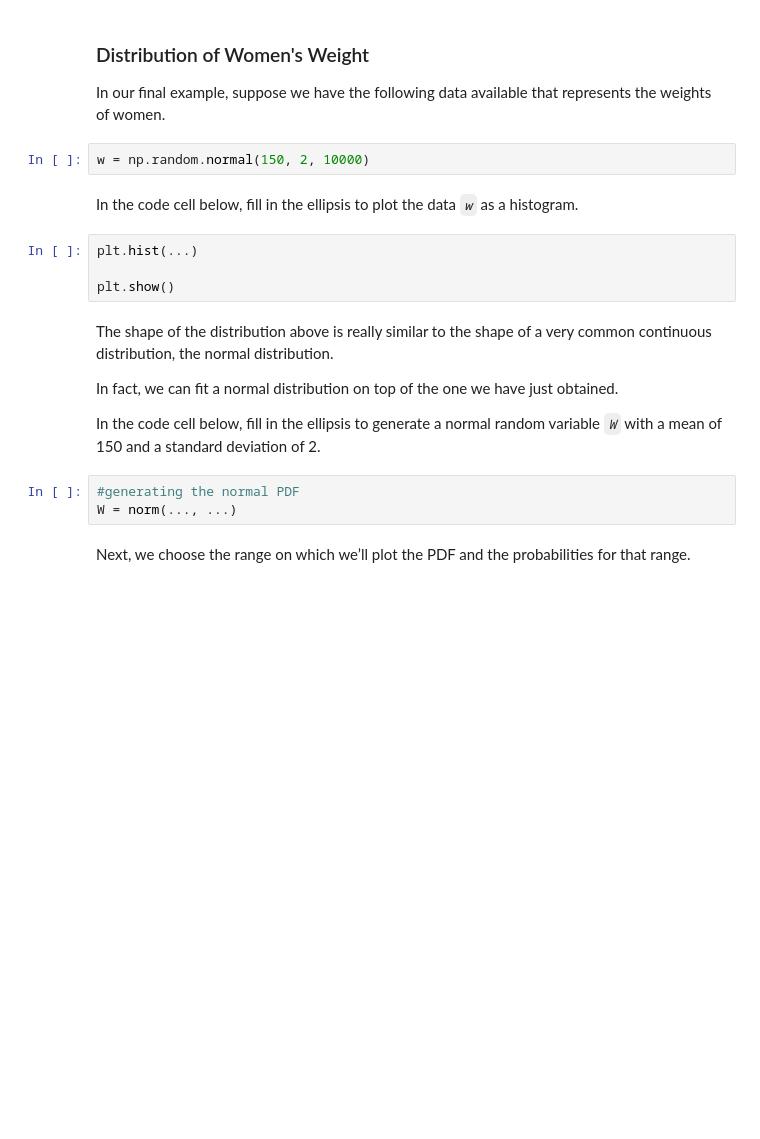
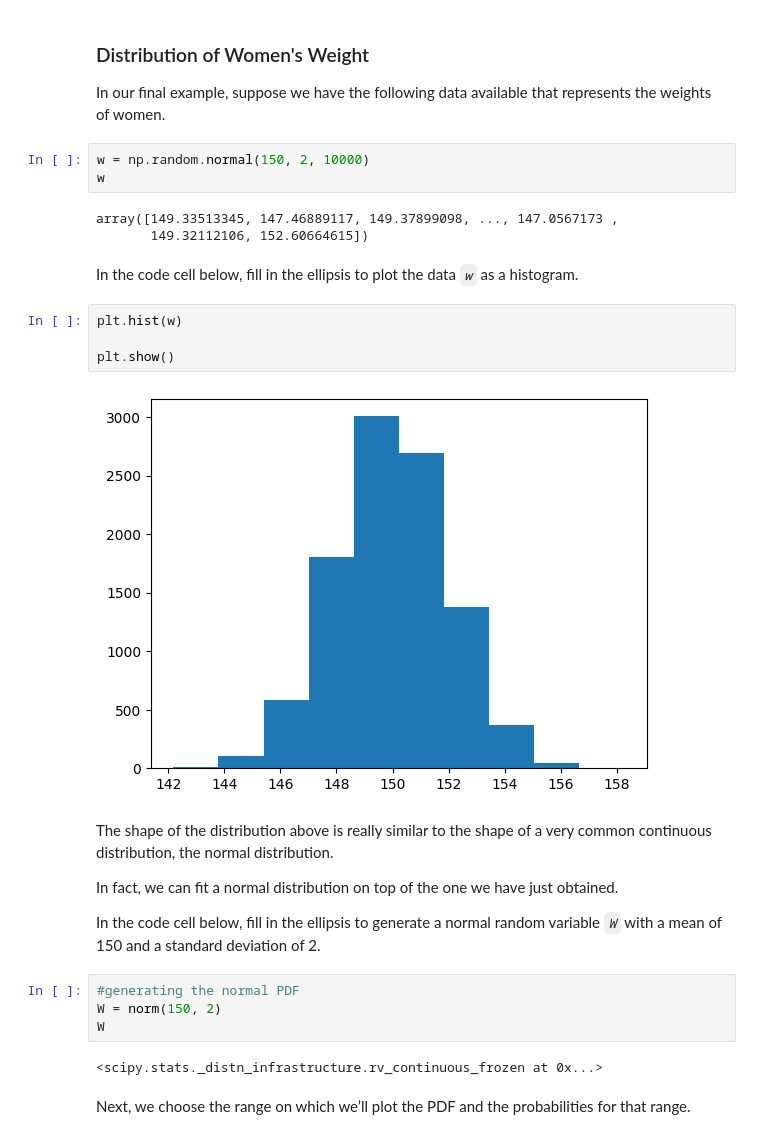
Before and after one commit to andrewcbuensalida/numpy-mit, a Jupyter notebook: histograms.ipynb, the cells around one changed output. Cells and saved outputs as stored; diff of their text form; blank space fills up the shorter version.

```diff
--- a/histograms.ipynb
+++ b/histograms.ipynb
@@ -125,12 +157,18 @@ To challenge yourself further, consider another data calculation. How would you
 In our final example, suppose we have the following data available that represents the weights of women.
 # %%
 w = np.random.normal(150, 2, 10000)
+w
+# %% [output]
+array([149.33513345, 147.46889117, 149.37899098, ..., 147.0567173 ,
+       149.32112106, 152.60664615])
 # %% [markdown]
 In the code cell below, fill in the ellipsis to plot the data *`w`* as a histogram.
 # %%
-plt.hist(...)
+plt.hist(w)
 
 plt.show()
+# %% [output]
+[figure, added]
 # %% [markdown]
 The shape of the distribution above is really similar to the shape of a very common continuous distribution, the normal distribution.
 
@@ -139,7 +177,10 @@ In fact, we can fit a normal distribution on top of the one we have just obtaine
 In the code cell below, fill in the ellipsis to generate a normal random variable *`W`* with a mean of 150 and a standard deviation of 2.
 # %%
 #generating the normal PDF
-W = norm(..., ...)
+W = norm(150, 2)
+W
+# %% [output]
+<scipy.stats._distn_infrastructure.rv_continuous_frozen at 0x...>
 # %% [markdown]
 Next, we choose the range on which we’ll plot the PDF and the probabilities for that range.
 # %%
```
Also changed, not shown: parts of 8 cells of this notebook, 8 other files.
